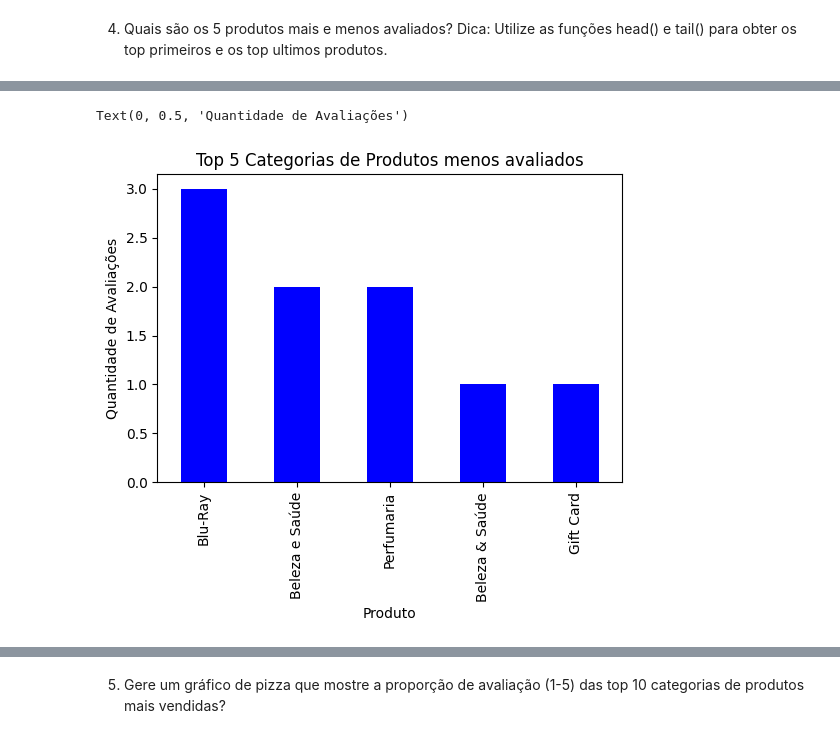
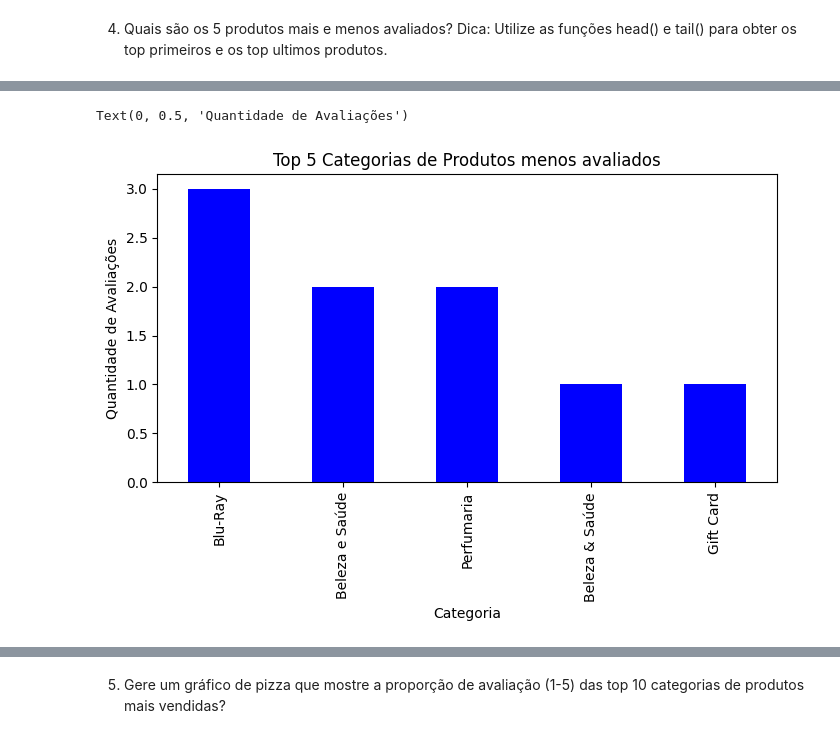
Before and after one commit to jaquedebrito/Atividades_TrilhaParaElas_FaseMentoria, a Jupyter notebook: Copy_of_Atividades_TrilhaParaElas.ipynb, the cells around one changed output, grey strips where cells are left out. Drawn from its saved outputs; the diff is of its cells as text; code cells hidden in the pictures.

```diff
--- a/Copy_of_Atividades_TrilhaParaElas.ipynb
+++ b/Copy_of_Atividades_TrilhaParaElas.ipynb
@@ -99,9 +108,10 @@ Text(0, 0.5, 'Quantidade de Avaliações')
 # %%
-plt.figure(figsize=(6, 4))
+# Plote do gráfico referente aos 5 produtos mais e menos avaliados do site_category_lv1
+plt.figure(figsize=(8, 4))
 df['site_category_lv1'].value_counts().tail(5).plot(kind='bar', color='blue')
 plt.title('Top 5 Categorias de Produtos menos avaliados')
-plt.xlabel('Produto')
+plt.xlabel('Categoria')
 plt.ylabel('Quantidade de Avaliações')
 # %% [output]
 Text(0, 0.5, 'Quantidade de Avaliações')
-[figure, old version]
+[figure, new version]
```
Also changed, not shown: parts of 21 cells of this notebook.
